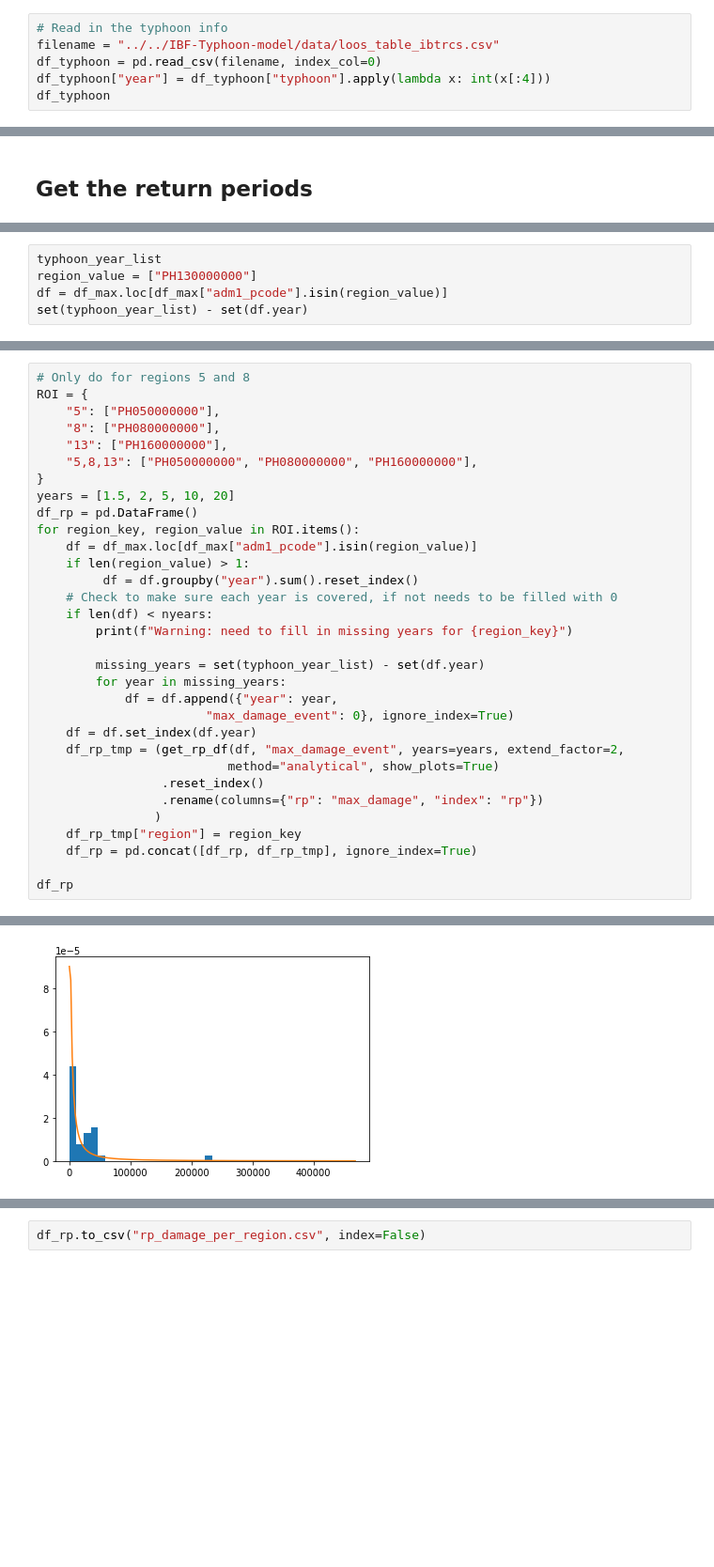
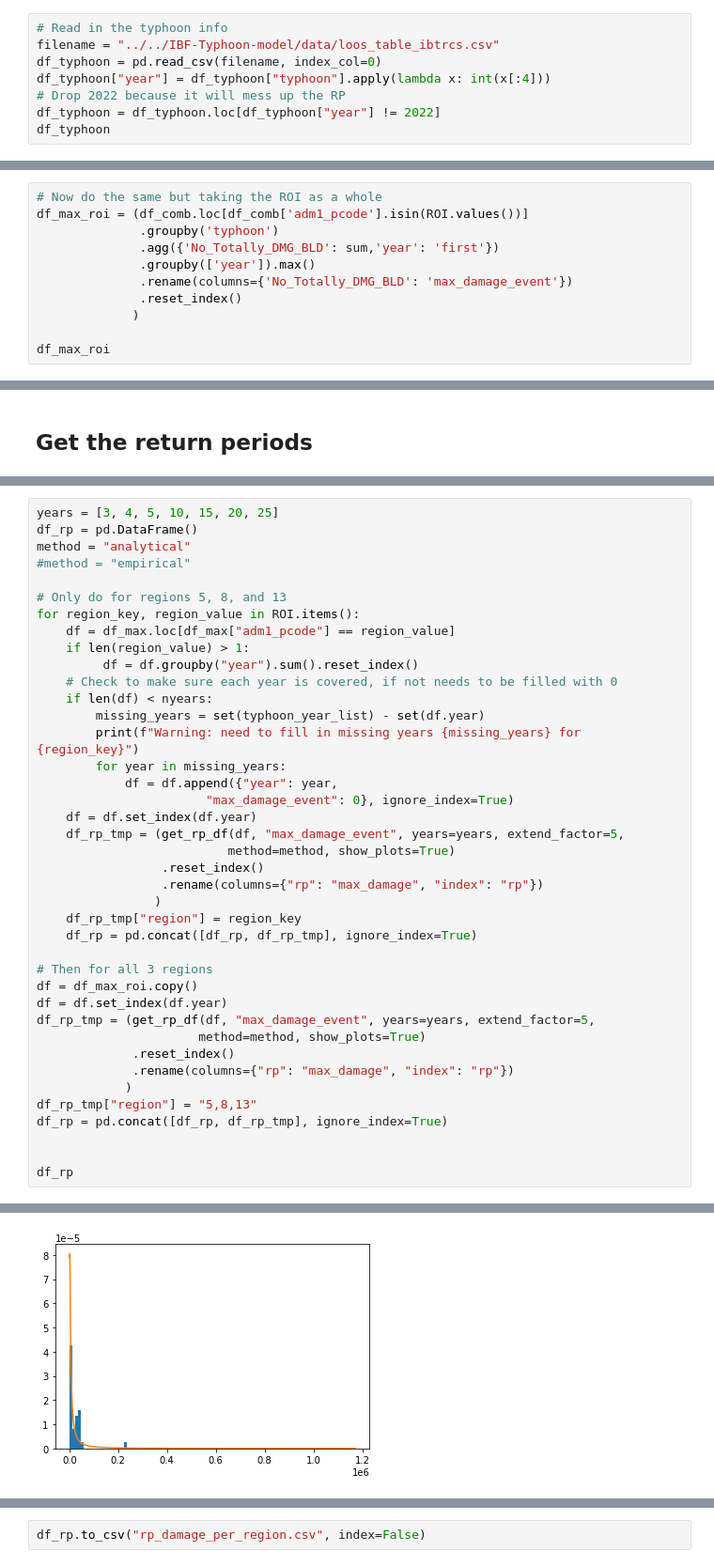
Before and after one commit to rodekruis/Typhoon-Impact-based-forecasting-model, a Jupyter notebook: analysis/trigger_thresholds/trigger_thresholds.ipynb, the cells around one changed output, grey strips where cells are left out. Shown: that part at 94% size. Drawn from its saved outputs; the diff is of its cells as text; blank space fills up the shorter version.

Commit message:
Updated combined region calc and RPs

```diff
--- a/analysis/trigger_thresholds/trigger_thresholds.ipynb
+++ b/analysis/trigger_thresholds/trigger_thresholds.ipynb
@@ -17,6 +24,8 @@ from scipy.interpolate import interp1d
 filename = "../../IBF-Typhoon-model/data/loos_table_ibtrcs.csv"
 df_typhoon = pd.read_csv(filename, index_col=0)
 df_typhoon["year"] = df_typhoon["typhoon"].apply(lambda x: int(x[:4]))
+# Drop 2022 because it will mess up the RP
+df_typhoon = df_typhoon.loc[df_typhoon["year"] != 2022]
 df_typhoon
 # %% [output]
 |  | Mun_Code | typhoon | No_Totally_DMG_BLD | year |
@@ -103,0 +118,11 @@ df_max
+# %%
+# Now do the same but taking the ROI as a whole
+df_max_roi = (df_comb.loc[df_comb['adm1_pcode'].isin(ROI.values())]
+              .groupby('typhoon')
+              .agg({'No_Totally_DMG_BLD': sum,'year': 'first'})
+              .groupby(['year']).max()
+              .rename(columns={'No_Totally_DMG_BLD': 'max_damage_event'})
+              .reset_index()
+             )
+
+df_max_roi
@@ -210,8 +253,3 @@ def get_rp_df(
     if round_rp:
         df_rps["rp"] = np.round(df_rps["rp"])
     return df_rps
-# %%
-typhoon_year_list
-region_value = ["PH130000000"]
-df = df_max.loc[df_max["adm1_pcode"].isin(region_value)]
-set(typhoon_year_list) - set(df.year)
@@ -220,33 +256,41 @@ set(typhoon_year_list) - set(df.year)
 # %%
-# Only do for regions 5 and 8
-ROI = {
-    "5": ["PH050000000"],
-    "8": ["PH080000000"],
-    "13": ["PH160000000"],
-    "5,8,13": ["PH050000000", "PH080000000", "PH160000000"],
-}
-years = [1.5, 2, 5, 10, 20]
+years = [3, 4, 5, 10, 15, 20, 25]
 df_rp = pd.DataFrame()
+method = "analytical"
+#method = "empirical"
+
+# Only do for regions 5, 8, and 13
 for region_key, region_value in ROI.items():
-    df = df_max.loc[df_max["adm1_pcode"].isin(region_value)]
+    df = df_max.loc[df_max["adm1_pcode"] == region_value]
     if len(region_value) > 1:
          df = df.groupby("year").sum().reset_index()
     # Check to make sure each year is covered, if not needs to be filled with 0
     if len(df) < nyears:
-        print(f"Warning: need to fill in missing years for {region_key}")
-
         missing_years = set(typhoon_year_list) - set(df.year)
+        print(f"Warning: need to fill in missing years {missing_years} for {region_key}")
         for year in missing_years:
             df = df.append({"year": year,
                        "max_damage_event": 0}, ignore_index=True)
     df = df.set_index(df.year)
-    df_rp_tmp = (get_rp_df(df, "max_damage_event", years=years, extend_factor=2,
-                          method="analytical", show_plots=True)
+    df_rp_tmp = (get_rp_df(df, "max_damage_event", years=years, extend_factor=5,
+                          method=method, show_plots=True)
                  .reset_index()
                  .rename(columns={"rp": "max_damage", "index": "rp"})
                 )
     df_rp_tmp["region"] = region_key
     df_rp = pd.concat([df_rp, df_rp_tmp], ignore_index=True)
 
+# Then for all 3 regions
+df = df_max_roi.copy()
+df = df.set_index(df.year)
+df_rp_tmp = (get_rp_df(df, "max_damage_event", years=years, extend_factor=5,
+                      method=method, show_plots=True)
+             .reset_index()
+             .rename(columns={"rp": "max_damage", "index": "rp"})
+            )
+df_rp_tmp["region"] = "5,8,13"
+df_rp = pd.concat([df_rp, df_rp_tmp], ignore_index=True)
+
+
 df_rp
 # %% [output]
@@ -254 +298 @@ df_rp
-[figure, old version]
+[figure, new version]
```
Also changed, not shown: parts of 9 cells of this notebook.
